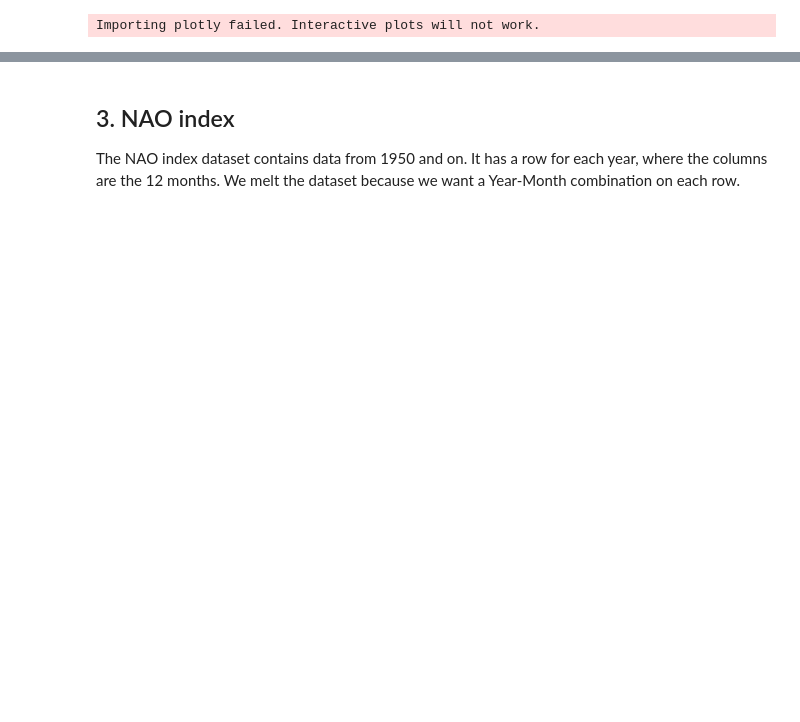
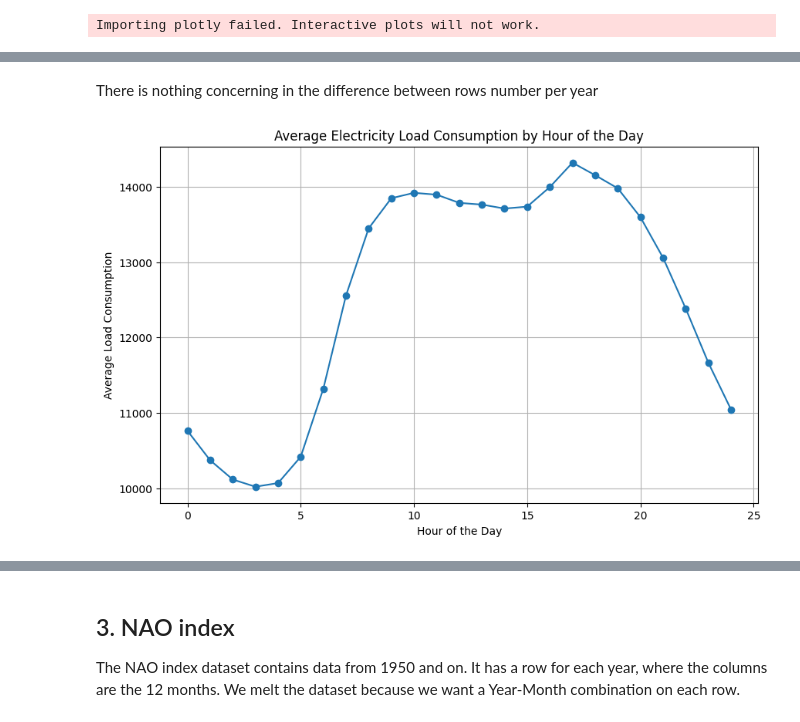
Before and after one commit to Carlos1971Salud/Hybrid-Forecasting-for-Sustainable-Electricity-Demand-in-The-Netherlands-Using-SARIMAX-SARIMAX-LSTM, a Jupyter notebook: EDA.ipynb, the cells around one changed output, grey strips where cells are left out. Saved outputs shown, nothing was run; the diff lists cells and outputs as text; code cells hidden in the pictures; blank space fills up the shorter version.

```diff
--- a/EDA.ipynb
+++ b/EDA.ipynb
@@ -57,0 +109,16 @@ Normality of the data
+# %% [markdown]
+There is nothing concerning in the difference between rows number per year
+# %%
+# Hourly patterns
+hourly_data = data.groupby('Hour')['loadConsumption'].mean()
+
+# Plot hourly trends
+plt.figure(figsize=(10, 6))
+plt.plot(hourly_data.index, hourly_data.values, marker='o')
+plt.title("Average Electricity Load Consumption by Hour of the Day")
+plt.xlabel("Hour of the Day")
+plt.ylabel("Average Load Consumption")
+plt.grid()
+plt.show()
+# %% [output]
+[figure, added]
```
Also changed, not shown: parts of 197 cells of this notebook, 17 other files.
